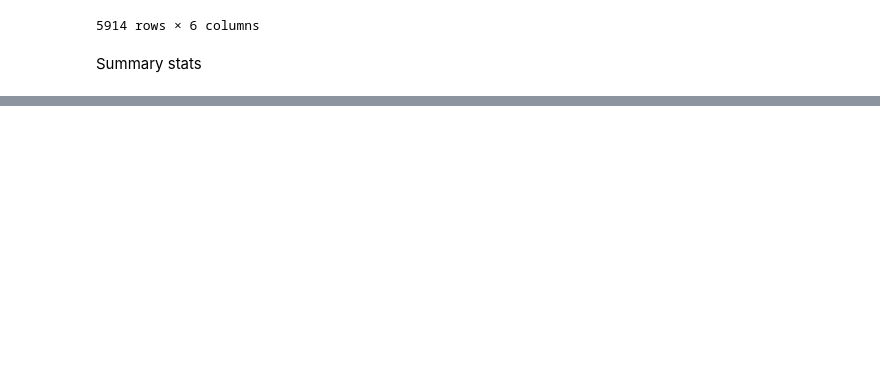
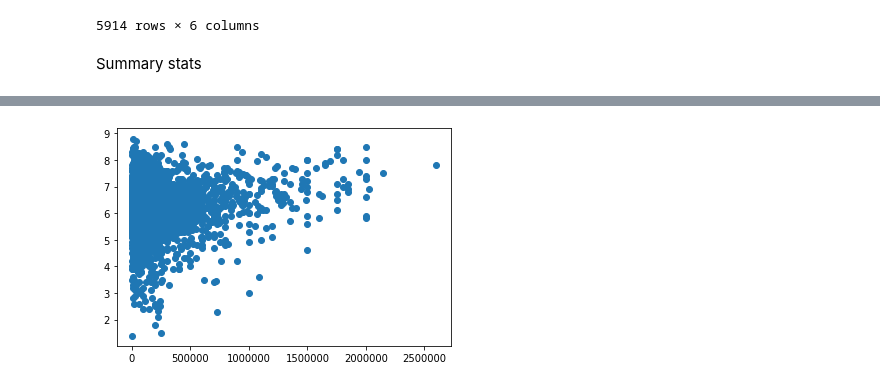
Before and after one commit to cckuqui/IMDB-analysis, a Jupyter notebook: question 3.ipynb, the cells around one changed output, grey strips where cells are left out. Cells and saved outputs as stored; diff of their text form; code cells hidden in the pictures; blank space fills up the shorter version.

```diff
--- a/question 3.ipynb
+++ b/question 3.ipynb
@@ -140,8 +154,4 @@ Summary stats
 # %%
-# Group data base by director and count movies
-director = movies.groupby('director')
-director_movies = movies['director'].value_counts()
-
 # Stats information of budget
 director_budget_sum = director['budget'].sum()
 director_budget_mean = director['budget'].mean()
@@ -164,15 +174,15 @@ director_wwrevenue_var = director['revenue_worlwide'].var()
 director_wwrevenue_sem = director['revenue_worlwide'].sem()
 
 # Stats information of ratings in us
-director_ratings_sum = director[''].sum()
-director_ratings_mean = director['avg_vote'].mean()
-director_ratings_median = director['avg_vote'].median()
-director_ratings_var = director['avg_vote'].var()
-director_ratings_sem = director['avg_vote'].sem()
+director_usratings_sum = director['us_voters_rating'].sum()
+director_usratings_mean = director['us_voters_rating'].mean()
+director_usratings_median = director['us_voters_rating'].median()
+director_usratings_var = director['us_voters_rating'].var()
+director_usratings_sem = director['us_voters_rating'].sem()
 
 # Stats information of ratings worldwide
-director_ratings_sum = director['avg_vote'].sum()
-director_ratings_mean = director['avg_vote'].mean()
-director_ratings_median = director['avg_vote'].median()
-director_ratings_var = director['avg_vote'].var()
-director_ratings_sem = director['avg_vote'].sem()
+director_wwratings_sum = director['avg_vote'].sum()
+director_wwratings_mean = director['avg_vote'].mean()
+director_wwratings_median = director['avg_vote'].median()
+director_wwratings_var = director['avg_vote'].var()
+director_wwratings_sem = director['avg_vote'].sem()
@@ -178,0 +197,6 @@ director_ratings_sem = director['avg_vote'].sem()
+# %%
+# US budget vs ratings
+plt.scatter(director_budget_mean,director_usratings_mean)
+plt.show()
+# %% [output]
+[figure, added]
```
Also changed, not shown: parts of 3 cells of this notebook.
